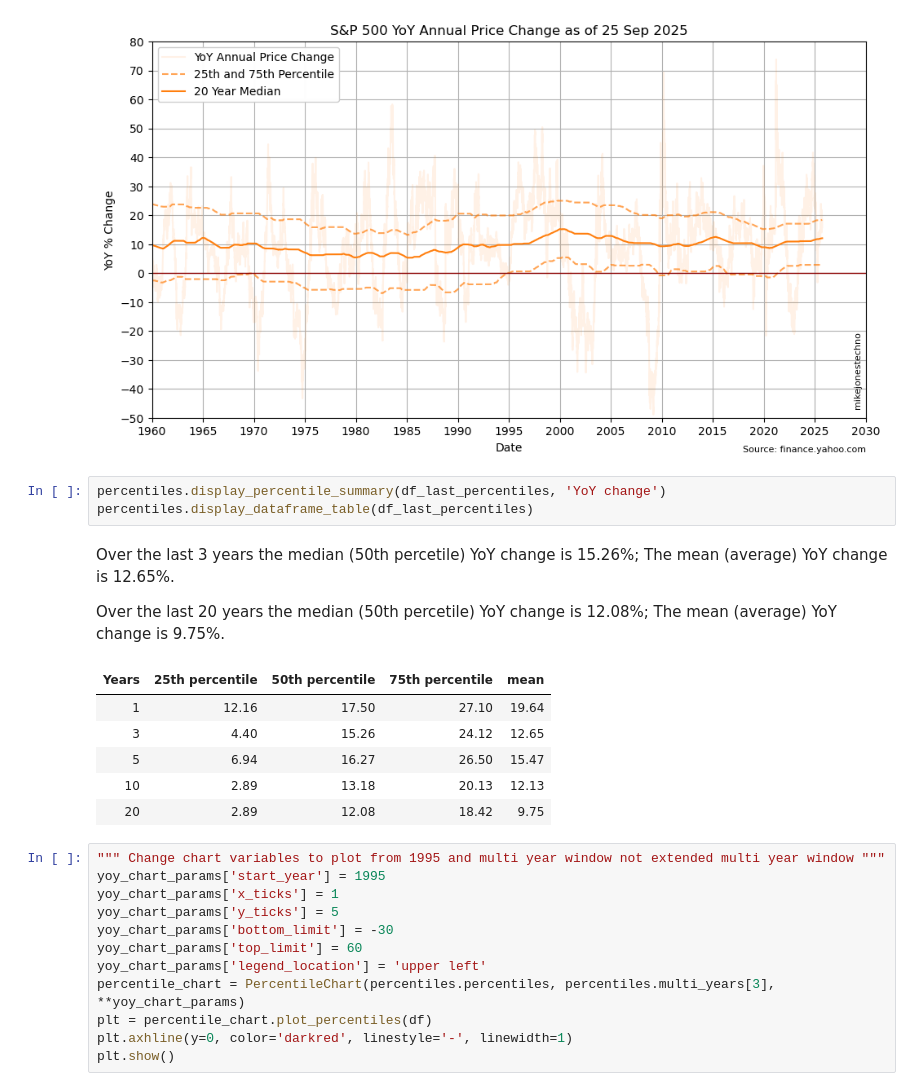
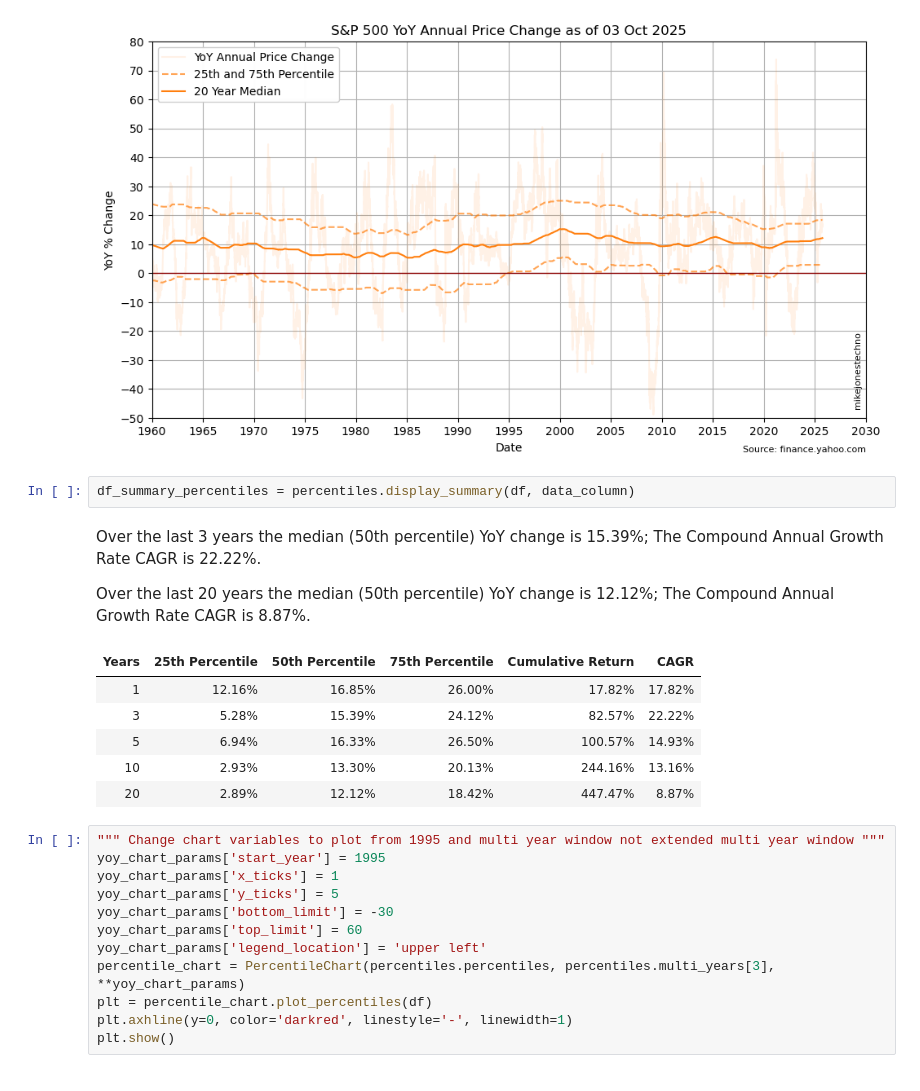
Before and after one commit to mikejonestechno/investment-analytics, a Jupyter notebook: notebooks/spx.ipynb, the cells around one changed output. Cells and saved outputs as stored; diff of their text form.

Commit message:
Replace mean YoY with CAGR

```diff
--- a/notebooks/spx.ipynb
+++ b/notebooks/spx.ipynb
@@ -143,19 +142,18 @@ plt.show()
 # %% [output]
 [figure]
 # %%
-percentiles.display_percentile_summary(df_last_percentiles, 'YoY change')
-percentiles.display_dataframe_table(df_last_percentiles)
+df_summary_percentiles = percentiles.display_summary(df, data_column)
 # %% [output]
 
-Over the last 3 years the median (50th percetile) YoY change is 15.26%; The mean (average) YoY change is 12.65%.
+Over the last 3 years the median (50th percentile) YoY change is 15.39%; The Compound Annual Growth Rate CAGR is 22.22%.
 
-Over the last 20 years the median (50th percetile) YoY change is 12.08%; The mean (average) YoY change is 9.75%.
+Over the last 20 years the median (50th percentile) YoY change is 12.12%; The Compound Annual Growth Rate CAGR is 8.87%.
-| Years | 25th percentile | 50th percentile | 75th percentile | mean |
-| 1 | 12.16 | 17.50 | 27.10 | 19.64 |
-| 3 | 4.40 | 15.26 | 24.12 | 12.65 |
-| 5 | 6.94 | 16.27 | 26.50 | 15.47 |
-| 10 | 2.89 | 13.18 | 20.13 | 12.13 |
-| 20 | 2.89 | 12.08 | 18.42 | 9.75 |
+| Years | 25th Percentile | 50th Percentile | 75th Percentile | Cumulative Return | CAGR |
+| 1 | 12.16% | 16.85% | 26.00% | 17.82% | 17.82% |
+| 3 | 5.28% | 15.39% | 24.12% | 82.57% | 22.22% |
+| 5 | 6.94% | 16.33% | 26.50% | 100.57% | 14.93% |
+| 10 | 2.93% | 13.30% | 20.13% | 244.16% | 13.16% |
+| 20 | 2.89% | 12.12% | 18.42% | 447.47% | 8.87% |
 # %%
 """ Change chart variables to plot from 1995 and multi year window not extended multi year window """
 yoy_chart_params['start_year'] = 1995
```
Also changed, not shown: parts of 5 cells of this notebook, 4 other files.
